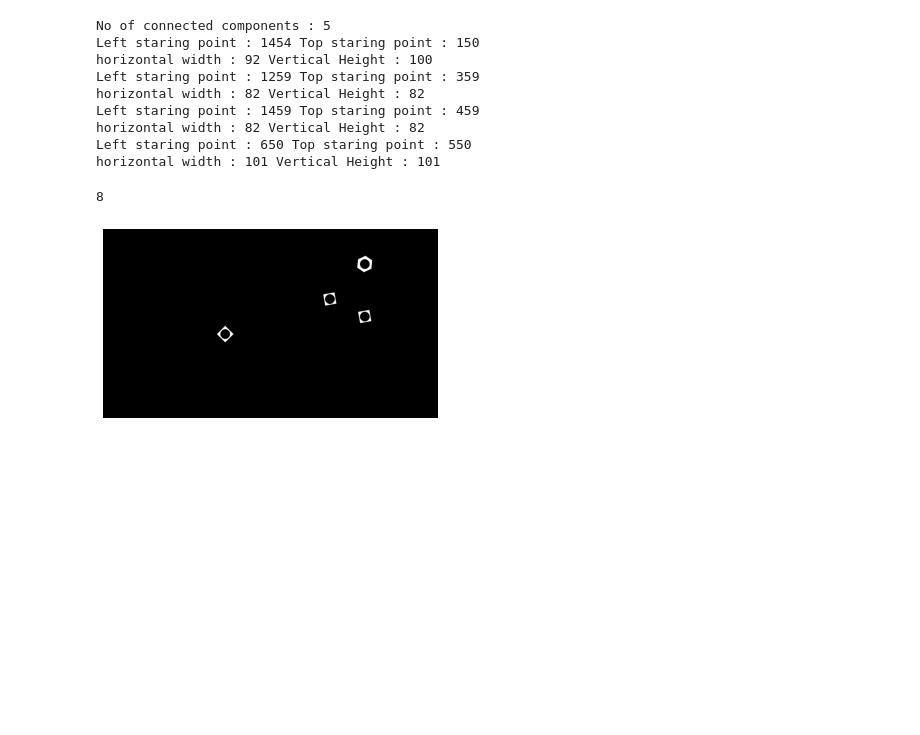
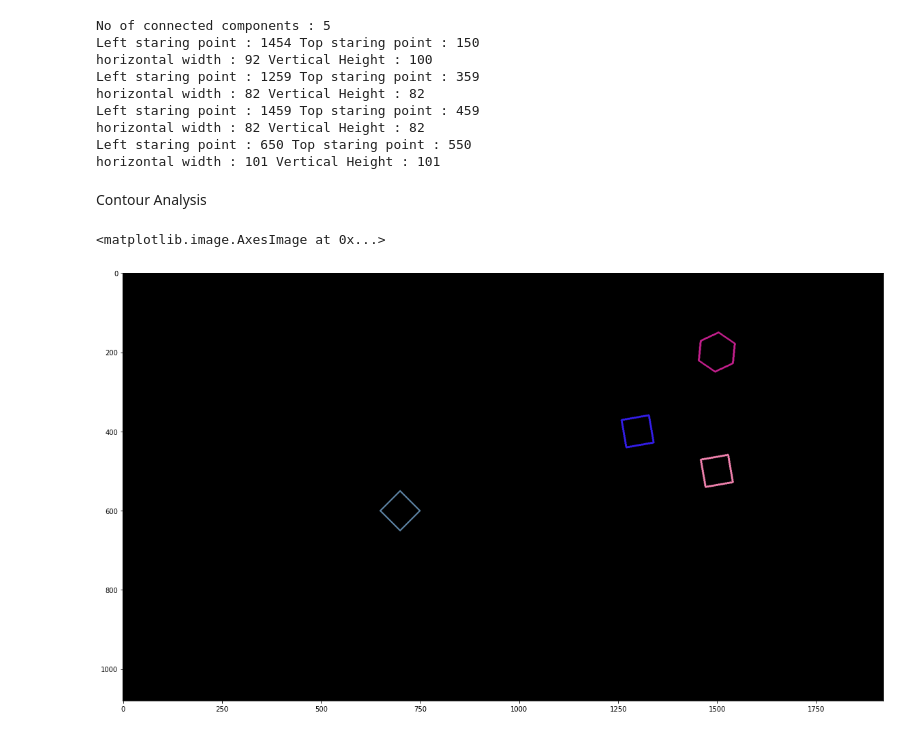
Before and after one commit to Nisitha529/EN2550_ImageProcessingAndMachineVision, a Jupyter notebook: Assignment3/assignment_3.ipynb, the cells around one changed output. Drawn from its saved outputs; the diff is of its cells as text; code cells hidden in the pictures; blank space fills up the shorter version.

Commit message:
Contour_analysis

```diff
--- a/Assignment3/assignment_3.ipynb
+++ b/Assignment3/assignment_3.ipynb
@@ -141,15 +141,17 @@ Left staring point : 1459 Top staring point : 459
 horizontal width : 82 Vertical Height : 82
 Left staring point : 650 Top staring point : 550
 horizontal width : 101 Vertical Height : 101
-# %%
-ret, thresh = cv.threshold(con_gr_mor, 254, 255, 0)
-contours, hierarchy = cv.findContours(thresh, cv.RETR_TREE, cv.CHAIN_APPROX_SIMPLE)
-cv.drawContours(con_gr_mor, contours, -1, (0,255,0), 3)
-print(len(contours))
-plt.figure()
-plt.imshow(cv.cvtColor(con_gr_mor, cv.COLOR_GRAY2RGB))
-plt.axis('off')
-plt.show()  # display i
-# %% [output]
-8
-[figure, removed]
+# %% [markdown]
+Contour Analysis
+# %%
+spaces=[0,0,0]
+for i in range(3):
+    contours, hierarchy = cv.findContours(morphologies[i], cv.RETR_EXTERNAL, cv.CHAIN_APPROX_NONE)
+    spaces[i]=np.zeros((morphologies[i].shape[0],morphologies[i].shape[1],3),dtype=np.uint8)
+    for j in range(len(contours)):
+        cv.drawContours(spaces[i], contours, j,(np.random.randint(100,256),np.random.randint(256),np.random.randint(50,256)),3)
+fig, ax = plt.subplots(figsize = (20,20))
+ax.imshow(cv.cvtColor(spaces[2], cv.COLOR_BGR2RGB))
+# %% [output]
+<matplotlib.image.AxesImage at 0x...>
+[figure, added]
```
